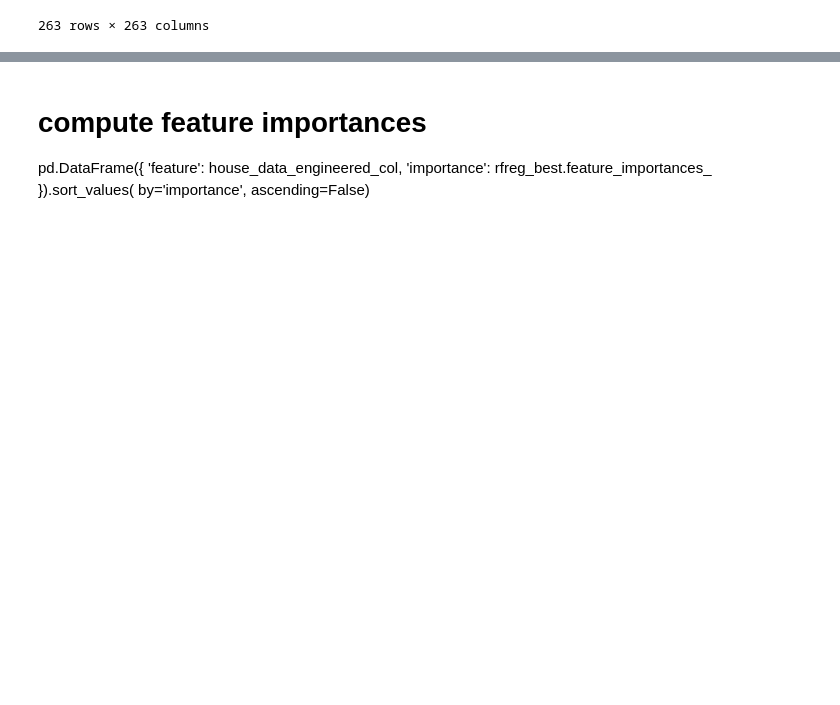
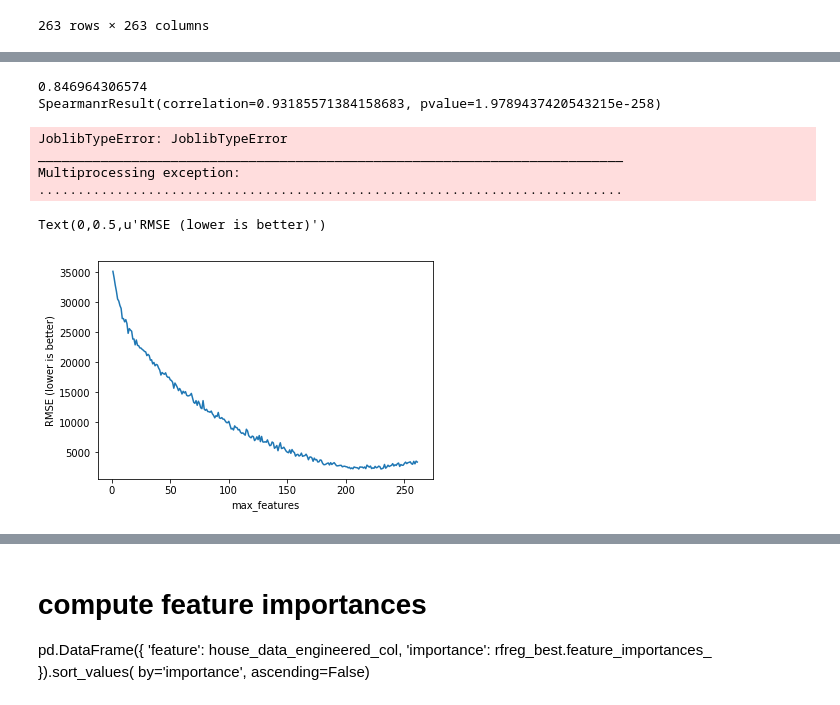
Before and after one commit to briggsy102/lol_project_home_pricing, a Jupyter notebook: home_pricing_model.ipynb, the cells around one changed output, grey strips where cells are left out. Drawn from its saved outputs; the diff is of its cells as text; code cells hidden in the pictures; blank space fills up the shorter version.

```diff
--- a/home_pricing_model.ipynb
+++ b/home_pricing_model.ipynb
@@ -869,0 +859,58 @@ print("Best RMSE:", rmse)
+# %%
+from sklearn.metrics import r2_score
+from scipy.stats import spearmanr, pearsonr
+predicted_train = rf_sale.predict(X_train_pca)
+predicted_test = rf_sale.predict(X_test_pca)
+test_score = r2_score(y_test, predicted_test)
+spearman = spearmanr(y_test, predicted_test)
+pearson = pearsonr(y_test, predicted_test)
+print (test_score)
+print (spearman)
+#print (pearson)
+# %% [output]
+0.846964306574
+SpearmanrResult(correlation=0.93185571384158683, pvalue=1.9789437420543215e-258)
+# %%
+from sklearn.ensemble import RandomForestRegressor
+from sklearn.model_selection import GridSearchCV
+
+param_grid = {"n_estimators": [100,200, 500],
+    "max_depth": [3,5,10,100, None],
+    "max_features": [10, 30, 50, 100,200,all],
+    "min_samples_split": [2, 5, 10],
+    "min_samples_leaf": [1, 3, 10],
+    "bootstrap": [True, False]}
+
+model = RandomForestRegressor(random_state=0)
+grid = GridSearchCV(estimator=model, param_grid=param_grid, n_jobs=-1)
+grid.fit(X_train_pca, y_train)
+
+print(grid.best_score_)
+print(grid.best_params_)
+# %% [output]
+JoblibTypeError: JoblibTypeError
+___________________________________________________________________________
+Multiprocessing exception:
+...........................................................................
+# %%
+# list of values to try for max_features
+feature_range = range(1, len(house_data_engineered_col)+1)
+
+# list to store the average RMSE for each value of max_features
+RMSE_scores = []
+
+for feature in feature_range:
+    rfreg = RandomForestRegressor(n_estimators=220, bootstrap=True,
+                                  oob_score=True, max_features=feature, random_state=1234)
+    rfreg.fit(X_train_pca,y_train)
+    preds = rfreg.predict(X_test_pca)
+    rmse = np.sqrt(mean_squared_error(y_test,preds))
+    RMSE_scores.append(rmse)
+# %%
+# plot n_estimators (x-axis) versus RMSE (y-axis)
+sns.mpl.pyplot.plot(feature_range, RMSE_scores)
+sns.mpl.pyplot.xlabel('max_features')
+sns.mpl.pyplot.ylabel('RMSE (lower is better)')
+# %% [output]
+Text(0,0.5,u'RMSE (lower is better)')
+[figure, added]
```
Also changed, not shown: parts of 15 cells of this notebook.
